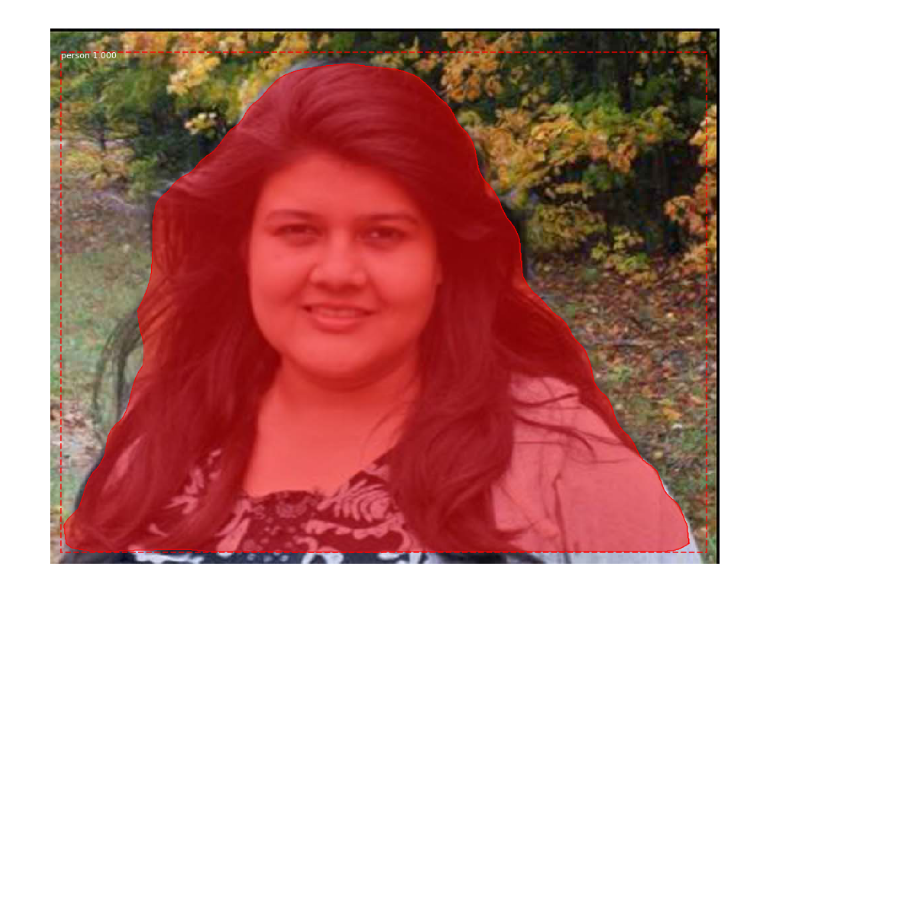
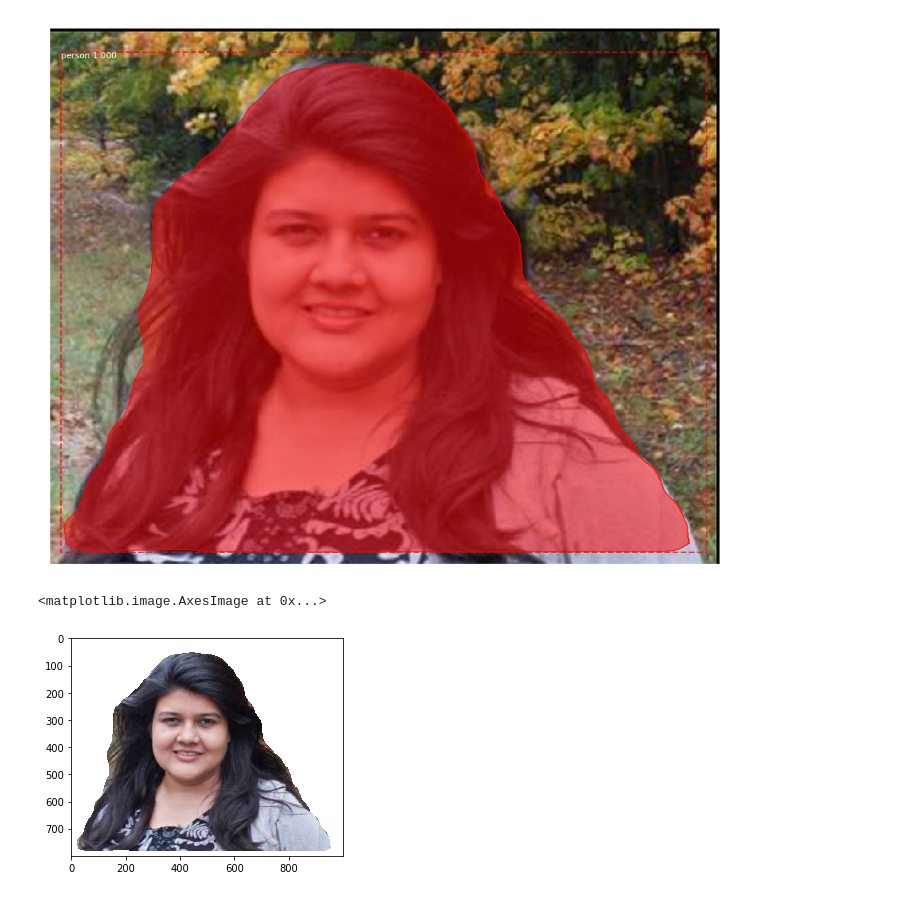
Before and after one commit to toly/photolab_slim, a Jupyter notebook: baseline.ipynb, the cells around one changed output. Cells and saved outputs as stored; diff of their text form; code cells hidden in the pictures; blank space fills up the shorter version.

```diff
--- a/baseline.ipynb
+++ b/baseline.ipynb
@@ -108,0 +109,7 @@ with open('./mask.pkl', 'wb') as f:
+# %%
+image_4d = np.concatenate([image, mask[:, :, np.newaxis] * 255], axis=2)
+# %%
+plt.imshow(Image.fromarray(image_4d.astype(np.uint8), mode='RGBA'))
+# %% [output]
+<matplotlib.image.AxesImage at 0x...>
+[figure, added]
```
Also changed, not shown: parts of 3 cells of this notebook, 1 other file.
